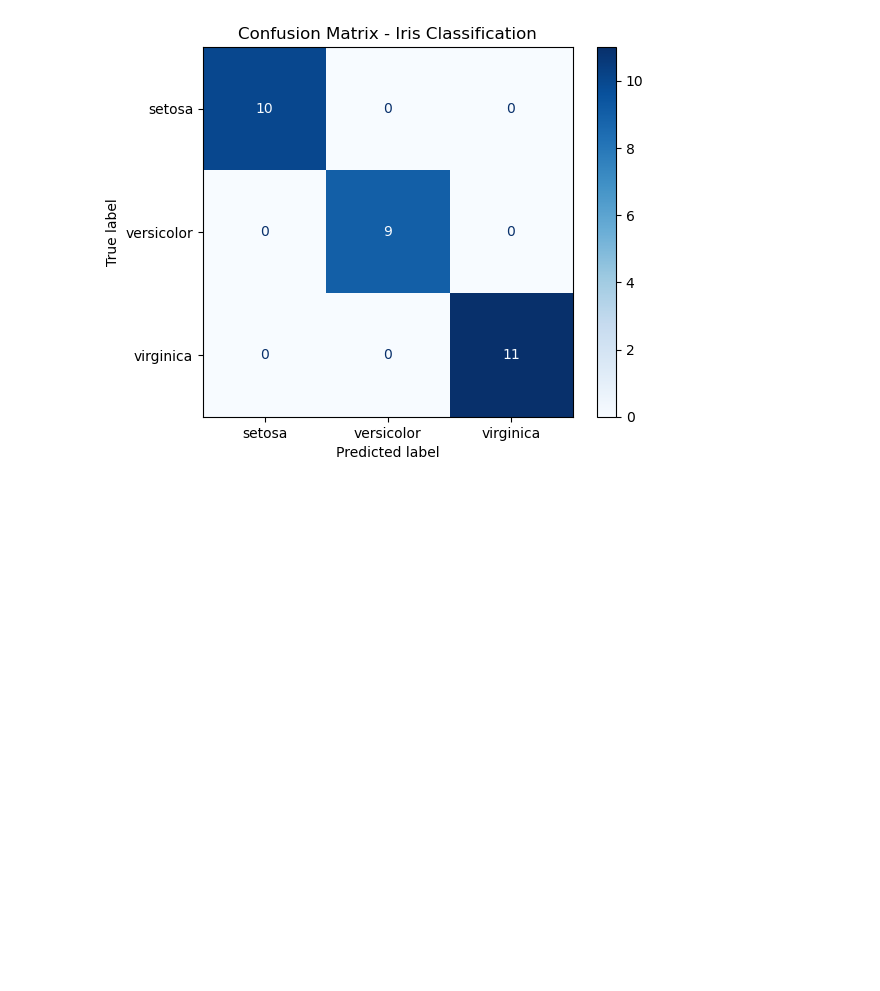
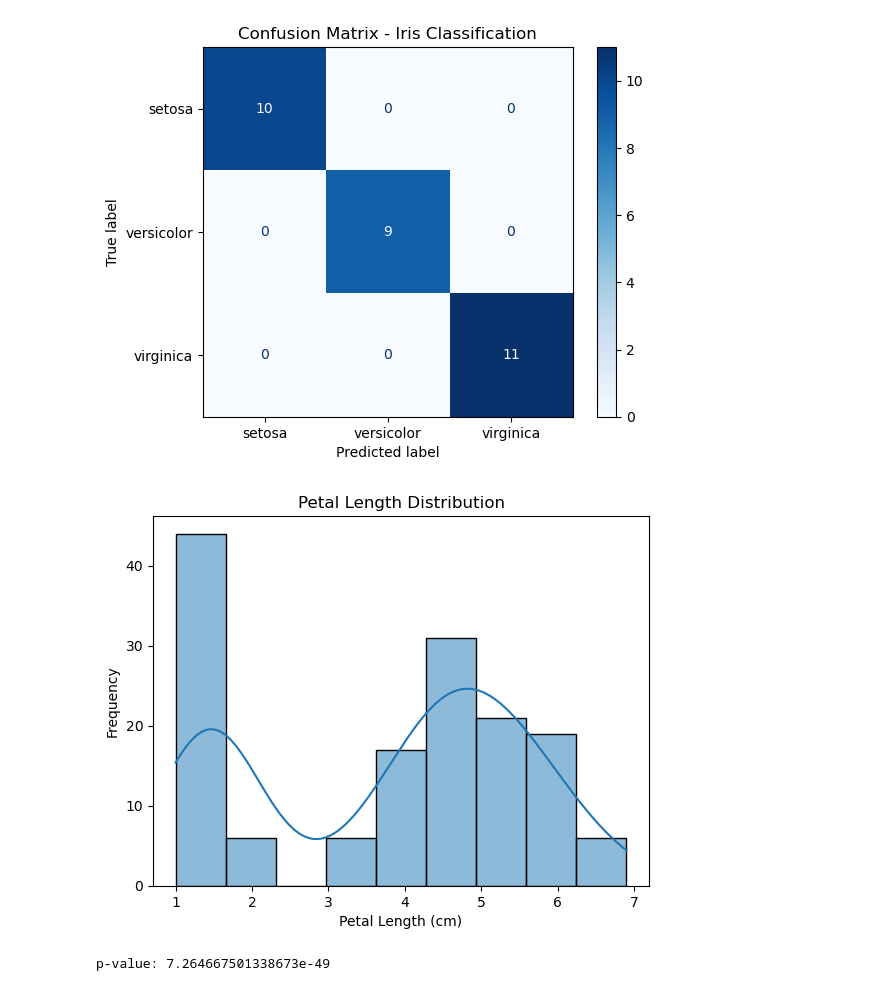
Before and after one commit to V1shhnuu7/iris-classification, a Jupyter notebook: iris_classification.ipynb, the cells around one changed output. Drawn from its saved outputs; the diff is of its cells as text; code cells hidden in the pictures; blank space fills up the shorter version.

```diff
--- a/iris_classification.ipynb
+++ b/iris_classification.ipynb
@@ -71,3 +71,22 @@ plt.title("Confusion Matrix - Iris Classification")
 plt.show()
 # %% [output]
 [figure]
+# %%
+import seaborn as sns
+import matplotlib.pyplot as plt
+
+# Plot petal length distribution
+sns.histplot(df["petal length (cm)"], kde=True)
+plt.title("Petal Length Distribution")
+plt.xlabel("Petal Length (cm)")
+plt.ylabel("Frequency")
+plt.show()
+# %% [output]
+[figure, added]
+# %%
+from scipy.stats import normaltest
+
+stat, p = normaltest(df["petal length (cm)"])
+print("p-value:", p)
+# %% [output]
+p-value: 7.264667501338673e-49
```
